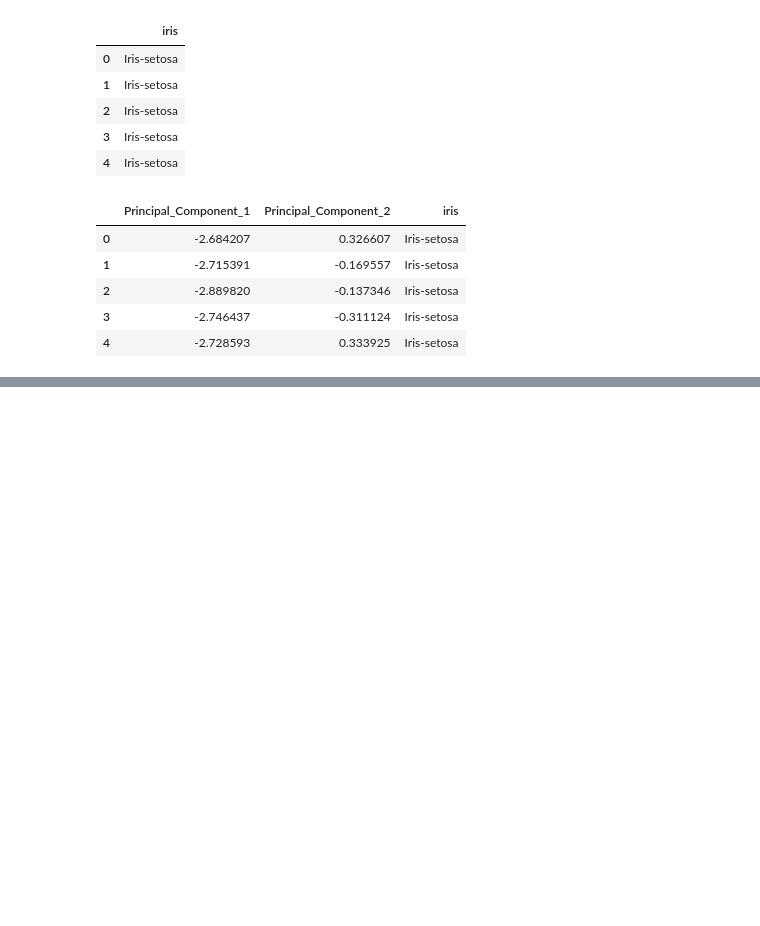
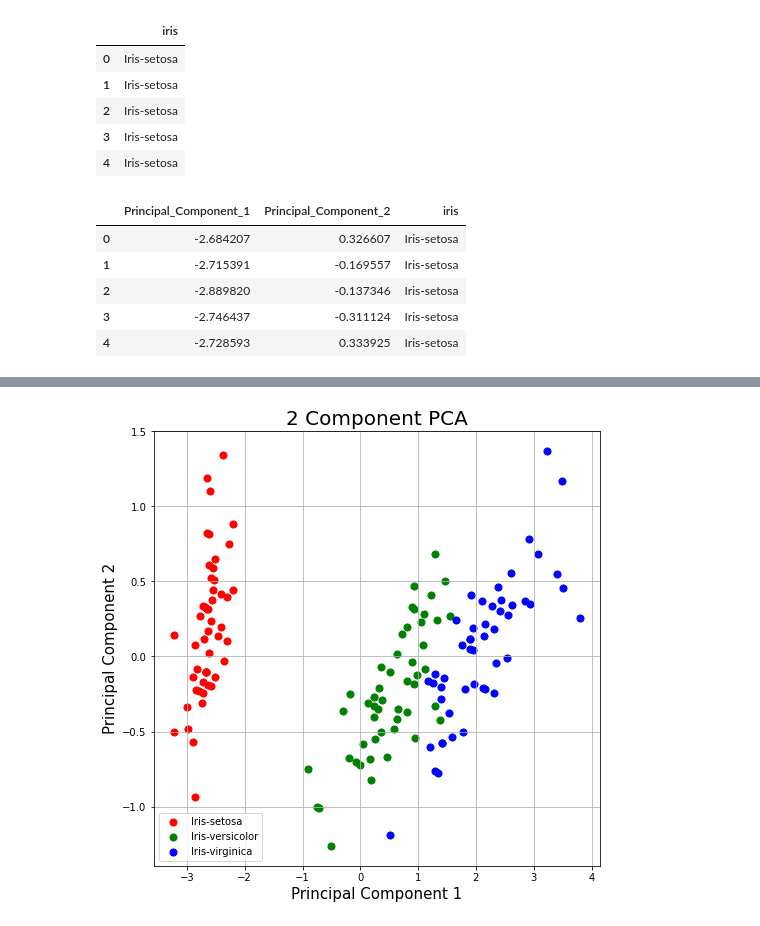
Before and after one commit to hieplk97/Data-Science, a Jupyter notebook: 06 Machine Learning with Python/Demo/Chapter 16 Principal Component Analysis/01 PCA Visualization.ipynb, the cells around one changed output, grey strips where cells are left out. Drawn from its saved outputs; the diff is of its cells as text; code cells hidden in the pictures; blank space fills up the shorter version.

```diff
--- a/06 Machine Learning with Python/Demo/Chapter 16 Principal Component Analysis/01 PCA Visualization.ipynb
+++ b/06 Machine Learning with Python/Demo/Chapter 16 Principal Component Analysis/01 PCA Visualization.ipynb
@@ -93,20 +93,11 @@ ax.set_title("2 Component PCA", fontsize = 20)
 
 targets = ["Iris-setosa", "Iris-versicolor", "Iris-virginica"]
 colors = ["r", "g", "b"]
-fig = plt.figure(figsize= (8, 8))
-ax = fig.add_subplot(1,1,1)
-ax.set_xlabel("Principal Component 1", fontsize = 15)
-ax.set_ylabel("Principal Component 2", fontsize = 15)
-ax.set_title("2 Component PCA", fontsize = 20)
-
-targets = ["Iris-setosa", "Iris-versicolor", "Iris-virginica"]
-colors = ["r", "g", "b"]
 for target, color in zip(targets, colors):
-  indicesToKeep = finalDf["iris"] == target
-  ax.scatter(finalDf.loc[indicesToKeep, "principal component 1"],
-             finalDf.loc[indicesToKeep, "principal component 2"]
-             , c=color
-             , s=50)
+  indicesToKeep = finalDF["iris"] == target
+  ax.scatter(finalDF.loc[indicesToKeep, "Principal_Component_1"],
+             finalDF.loc[indicesToKeep, "Principal_Component_2"],
+             c=color, s=50)
 ax.legend(targets)
 ax.grid()
 # %% [output]
@@ -113,0 +104 @@ SyntaxError: unexpected EOF while parsing (<ipython-input-15-991a0b3a2747>, line
+[figure, added]
```
Also changed, not shown: parts of 3 cells of this notebook, 2 other files.
